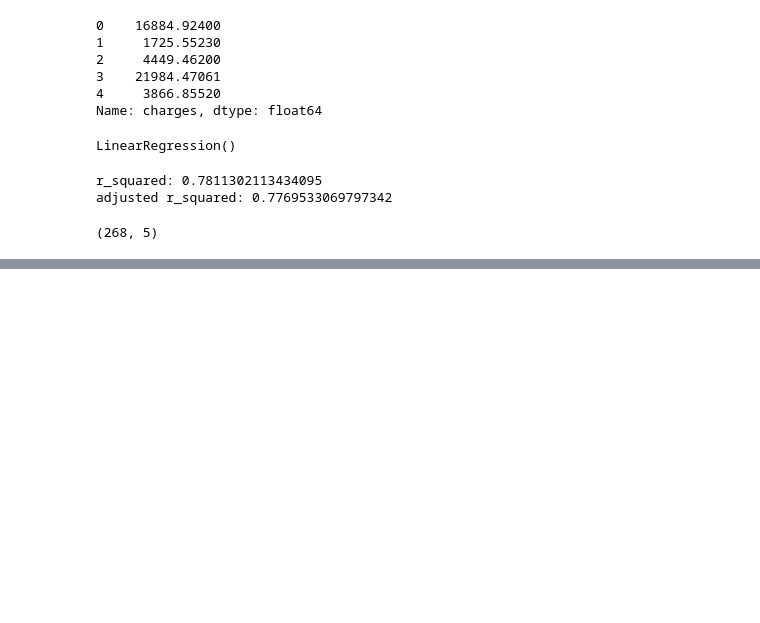
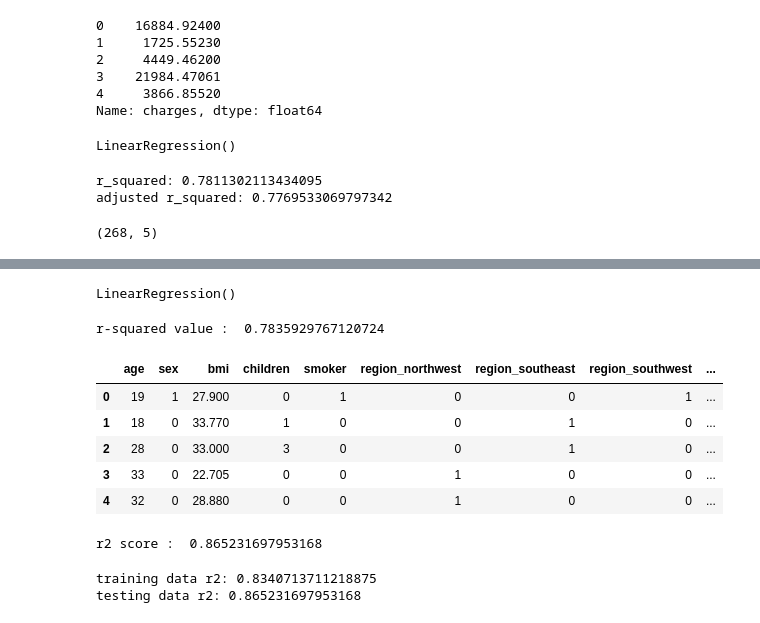
Before and after one commit to Yash-sahh/machine-learning-journey, a Jupyter notebook: 10.Machine Learning/Supervised ML/Linear_regression.ipynb, the cells around one changed output, grey strips where cells are left out. Cells and saved outputs as stored; diff of their text form; code cells hidden in the pictures; blank space fills up the shorter version.

Commit message:
add code of lasso and ridge regression, logistics regression, standardization, encoding etc

```diff
--- a/10.Machine Learning/Supervised ML/Linear_regression.ipynb
+++ b/10.Machine Learning/Supervised ML/Linear_regression.ipynb
@@ -94,0 +120,6 @@ X_test.shape
+# %%
+# Linear Regression
+model = LinearRegression()
+model.fit(X_train,y_train)
+# %% [output]
+LinearRegression()
@@ -94,0 +128,40 @@ X_test.shape
+# %%
+r2 = r2_score(y_test,y_pred)
+print("r-squared value : ",r2)
+# %% [output]
+r-squared value :  0.7835929767120724
+# %%
+# Interaction Features -> creating a new feature from more then one existing feature that are affecting more to predicting so we combine them like users whose age is higher and also smoker have high charges so we combine them both and create a new column(feature) that is called interaction features
+X =  insurance_data.drop(columns = ["charges"])
+y =  insurance_data["charges"]
+
+X = pd.get_dummies(X,columns=["region"],drop_first=True,dtype=int)  # code for One Hot Encoding
+
+X["sex"] = X["sex"].map({"female":1,"male":0})
+X["smoker"] = X["smoker"].map({"yes":1,"no":0})
+
+X["age_smoker"] = X['age']*X['smoker']   # here as we know customers whose age is high and also they are smokers then their charges are high so we have created a new column that are highlighting that this is called interaction features
+X["bmi_smoker"] = X['bmi']*X['smoker']
+# %%
+X.head()
+# %% [output]
+|  | age | sex | bmi | children | smoker | region_northwest | region_southeast | region_southwest | ... |
+| 0 | 19 | 1 | 27.900 | 0 | 1 | 0 | 0 | 1 | ... |
+| 1 | 18 | 0 | 33.770 | 1 | 0 | 0 | 1 | 0 | ... |
+| 2 | 28 | 0 | 33.000 | 3 | 0 | 0 | 1 | 0 | ... |
+| 3 | 33 | 0 | 22.705 | 0 | 0 | 1 | 0 | 0 | ... |
+| 4 | 32 | 0 | 28.880 | 0 | 0 | 1 | 0 | 0 | ... |
+# %%
+# again train
+X_train,X_test,y_train,y_test = train_test_split(
+    X,y,test_size=0.2,random_state=42
+)
+
+model = LinearRegression()
+model.fit(X_train,y_train)
+y_pred=model.predict(X_test)
+
+r2=r2_score(y_test,y_pred)
+print("r2 score : ",r2) # r2 value increased to  0.865231697953168 so interaction features improve the model
+# %% [output]
+r2 score :  0.865231697953168
@@ -94,0 +185,16 @@ X_test.shape
+# %%
+# underfit & overfit
+# r2 training is low & r2 testing is also low - underfit
+# r2 training is very very high & r2 testing is low - overfit
+
+y_train_pred = model.predict(X_train)
+r2_train = r2_score(y_train,y_train_pred)
+
+print("training data r2:",r2_train)
+print("testing data r2:",r2)
+
+# training data r2: 0.8340713711218875
+# testing data r2: 0.865231697953168 so model is not underfit not overfit
+# %% [output]
+training data r2: 0.8340713711218875
+testing data r2: 0.865231697953168
```
Also changed, not shown: parts of 5 cells of this notebook, 3 other files.
